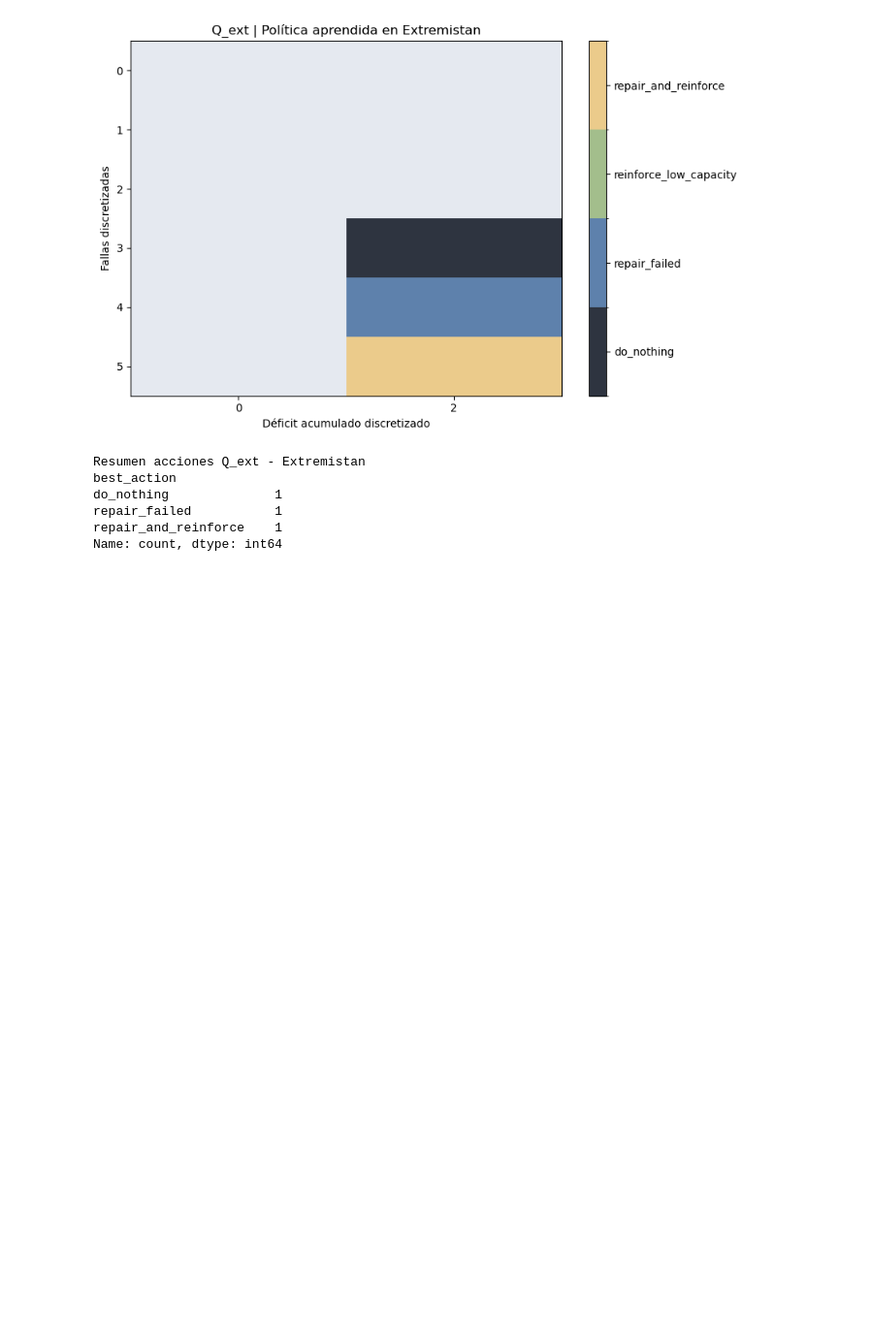
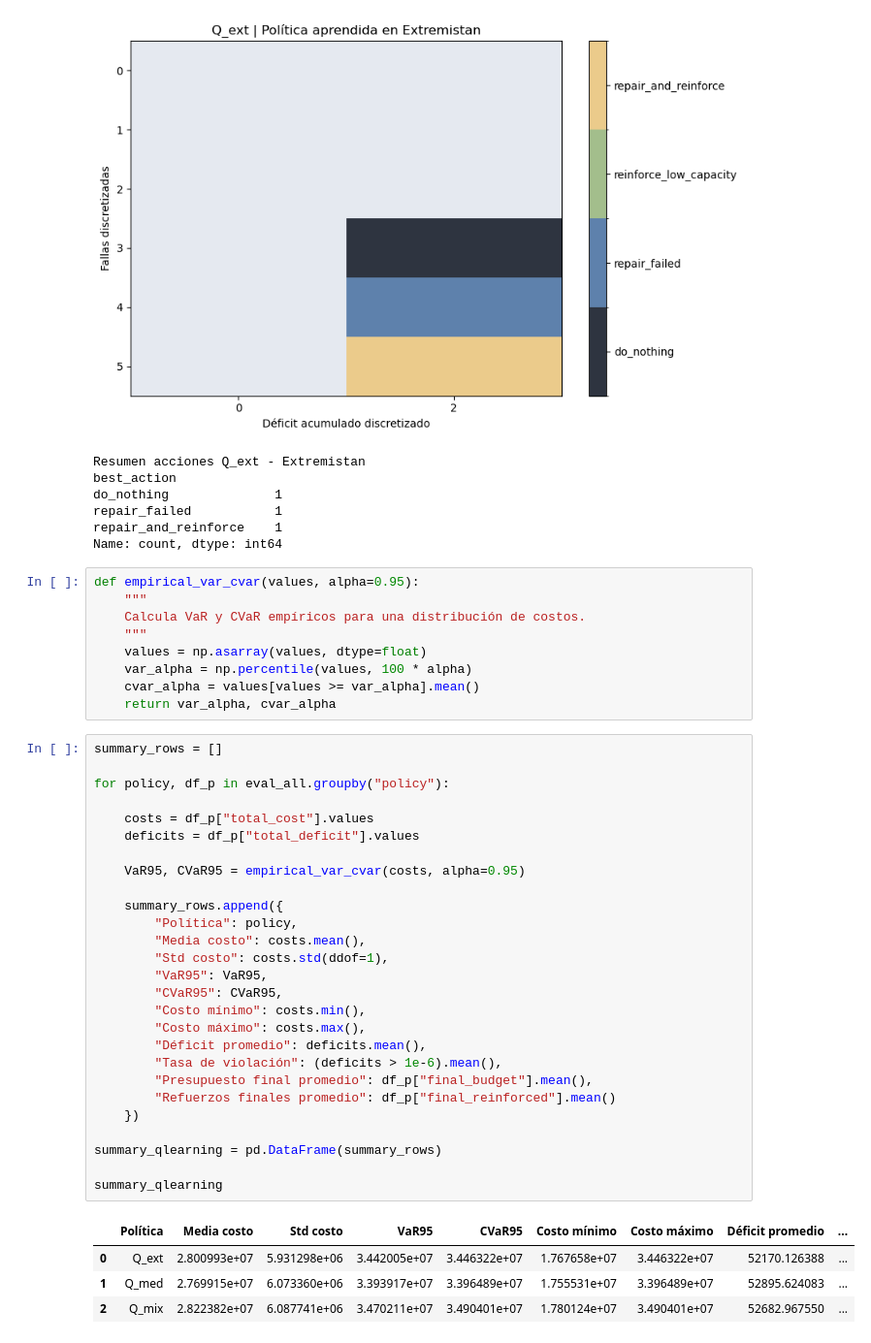
Before and after one commit to sofisacmu/obi_proyecto1, a Jupyter notebook: Entrega 3/modelo.ipynb, the cells around one changed output. Shown at 97% size. Cells and saved outputs as stored; diff of their text form; blank space fills up the shorter version.

```diff
--- a/Entrega 3/modelo.ipynb
+++ b/Entrega 3/modelo.ipynb
@@ -2831,3 +2831,44 @@ do_nothing              1
 repair_failed           1
 repair_and_reinforce    1
 Name: count, dtype: int64
+# %%
+def empirical_var_cvar(values, alpha=0.95):
+    """
+    Calcula VaR y CVaR empíricos para una distribución de costos.
+    """
+    values = np.asarray(values, dtype=float)
+    var_alpha = np.percentile(values, 100 * alpha)
+    cvar_alpha = values[values >= var_alpha].mean()
+    return var_alpha, cvar_alpha
+# %%
+summary_rows = []
+
+for policy, df_p in eval_all.groupby("policy"):
+
+    costs = df_p["total_cost"].values
+    deficits = df_p["total_deficit"].values
+
+    VaR95, CVaR95 = empirical_var_cvar(costs, alpha=0.95)
+
+    summary_rows.append({
+        "Política": policy,
+        "Media costo": costs.mean(),
+        "Std costo": costs.std(ddof=1),
+        "VaR95": VaR95,
+        "CVaR95": CVaR95,
+        "Costo mínimo": costs.min(),
+        "Costo máximo": costs.max(),
+        "Déficit promedio": deficits.mean(),
+        "Tasa de violación": (deficits > 1e-6).mean(),
+        "Presupuesto final promedio": df_p["final_budget"].mean(),
+        "Refuerzos finales promedio": df_p["final_reinforced"].mean()
+    })
+
+summary_qlearning = pd.DataFrame(summary_rows)
+
+summary_qlearning
+# %% [output]
+|  | Política | Media costo | Std costo | VaR95 | CVaR95 | Costo mínimo | Costo máximo | Déficit promedio | ... |
+| 0 | Q_ext | 2.800993e+07 | 5.931298e+06 | 3.442005e+07 | 3.446322e+07 | 1.767658e+07 | 3.446322e+07 | 52170.126388 | ... |
+| 1 | Q_med | 2.769915e+07 | 6.073360e+06 | 3.393917e+07 | 3.396489e+07 | 1.755531e+07 | 3.396489e+07 | 52895.624083 | ... |
+| 2 | Q_mix | 2.822382e+07 | 6.087741e+06 | 3.470211e+07 | 3.490401e+07 | 1.780124e+07 | 3.490401e+07 | 52682.967550 | ... |
```
Also changed, not shown: parts of 5 cells of this notebook, 1 other file.
